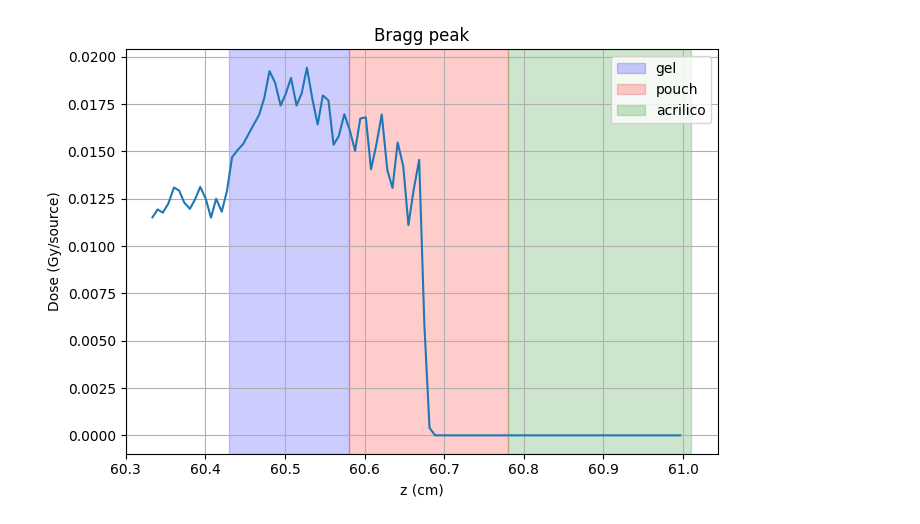
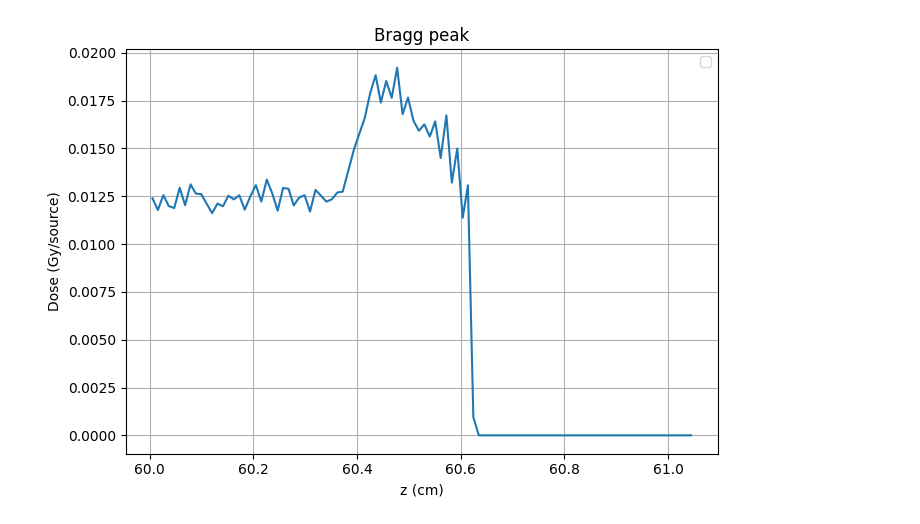
Before and after one commit to arirodriguez001/Laboratory-VI, a Jupyter notebook: Modelo V0/braggpouchJesus_V0.ipynb, the cells around one changed output. Saved outputs shown, nothing was run; the diff lists cells and outputs as text; code cells hidden in the pictures.

```diff
--- a/Modelo V0/braggpouchJesus_V0.ipynb
+++ b/Modelo V0/braggpouchJesus_V0.ipynb
@@ -3,13 +3,9 @@ import matplotlib.pyplot as plt
 import numpy as np
 # %%
 #DOSIS VS Z
-archivo = "bragg_pouch_zcilindJesus_V0.out"
+archivo = "bragg_pouch_zcilindJesus_M0.out"
 
-
-corriente_nA = 1.0
-tiempo_seg = 60
-carga_proton = 1.602177e-19
-protones_totales = (corriente_nA * 1e-9 / carga_proton) * tiempo_seg
+tiempo_seg = 300
 
 
 z = []
@@ -30,34 +26,34 @@ with open(archivo, "r", encoding="utf-8", errors="ignore") as f:
             z2 = float(parts[1].replace("D", "E"))
             d = float(parts[2].replace("D", "E"))
             err = float(parts[3].replace("D", "E"))
         except:
             continue
 
 
         z.append((z1 + z2) / 2)
         dose.append(d)
 
 
 plt.figure(figsize=(7,5))
 #plt.xlim(-0.15, 0.4)
 #plt.axvline(x=0.115, color='r', linestyle='--')
 #plt.axvline(x=0.315, color='r', linestyle='--')
 #plt.axvline(x=-0.115, color='g', linestyle='--')
 #plt.axvline(x=0.115, color='b', linestyle='--')
 
 
-plt.axvspan(60.43, 60.58, color='b', alpha=0.2, label='gel')
-plt.axvspan(60.58, 60.78, color='r', alpha=0.2, label='pouch')
-plt.axvspan(60.78, 61.01, color='g', alpha=0.2, label='acrilico')
+#plt.axvspan(60.43, 60.58, color='b', alpha=0.2, label='gel')
+#plt.axvspan(60.58, 60.78, color='r', alpha=0.2, label='pouch')
+#plt.axvspan(60.78, 61.01, color='g', alpha=0.2, label='acrilico')
 
 
 plt.legend()
 plt.plot(z,dose)
 plt.xlabel("z (cm)")
 plt.ylabel("Dose (Gy/source)") # gray por particula simulada (u)
 plt.title("Bragg peak")
 plt.grid(True)
 plt.tight_layout()
 plt.show()
 # %% [output]
-[figure, old version]
+[figure, new version]
```
Also changed, not shown: 41 other files.
